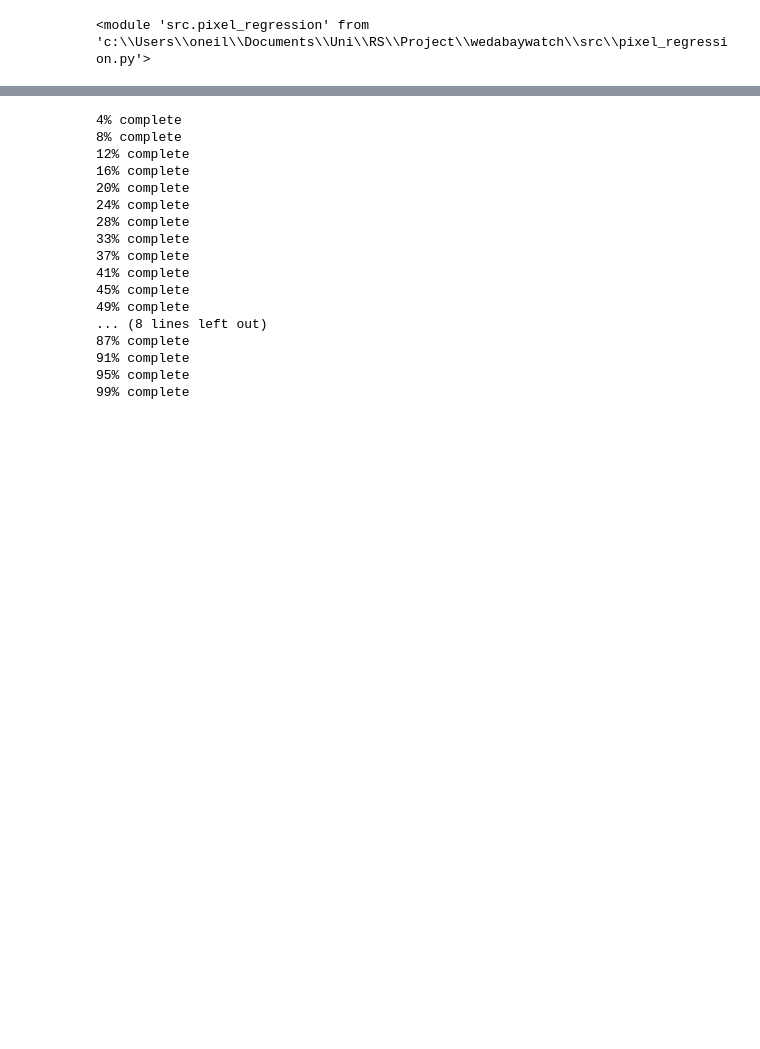
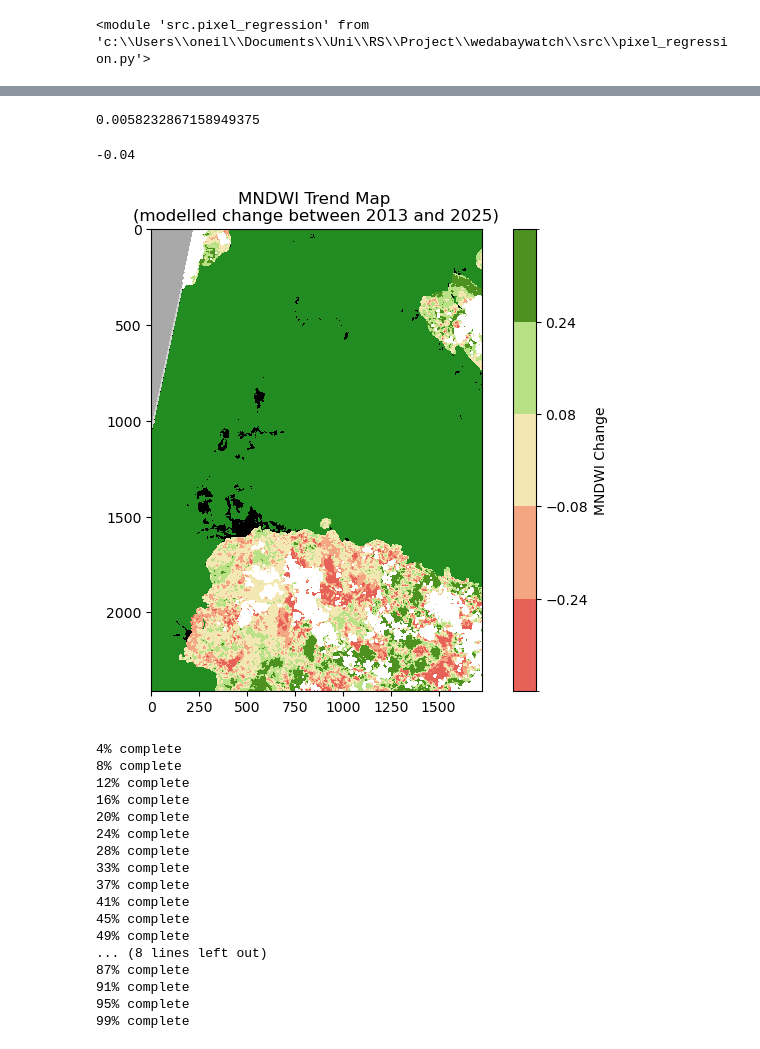
Before and after one commit to alterandos/wedabaywatch, a Jupyter notebook: pixel_regression.ipynb, the cells around one changed output, grey strips where cells are left out. Saved outputs shown, nothing was run; the diff lists cells and outputs as text; code cells hidden in the pictures; blank space fills up the shorter version.

```diff
--- a/pixel_regression.ipynb
+++ b/pixel_regression.ipynb
@@ -67,3 +72,21 @@ trend_stack, intercept_stack, dist_plot = pixel_regression.pixel_regression(inde
+# %%
+np.nanpercentile(trend_stack_scaled.flatten(),80)
+# %% [output]
+0.0058232867158949375
+# %%
+trend_stack_scaled = trend_stack*365*13
+
+sigfig.round(((np.nanpercentile(trend_stack_scaled,10))*1/3),sigfigs = 1)
+# %% [output]
+-0.04
+# %%
+reload(pixel_regression)
+pixel_regression.plot_index(
+        trend_stack,
+        final_state_no_forest,
+        index_name)
+# %% [output]
+[figure, added]
 # %%
 class_stack, filenames = pixel_regression.get_class_stack()
 
```
Also changed, not shown: parts of 10 cells of this notebook, 4 other files.
